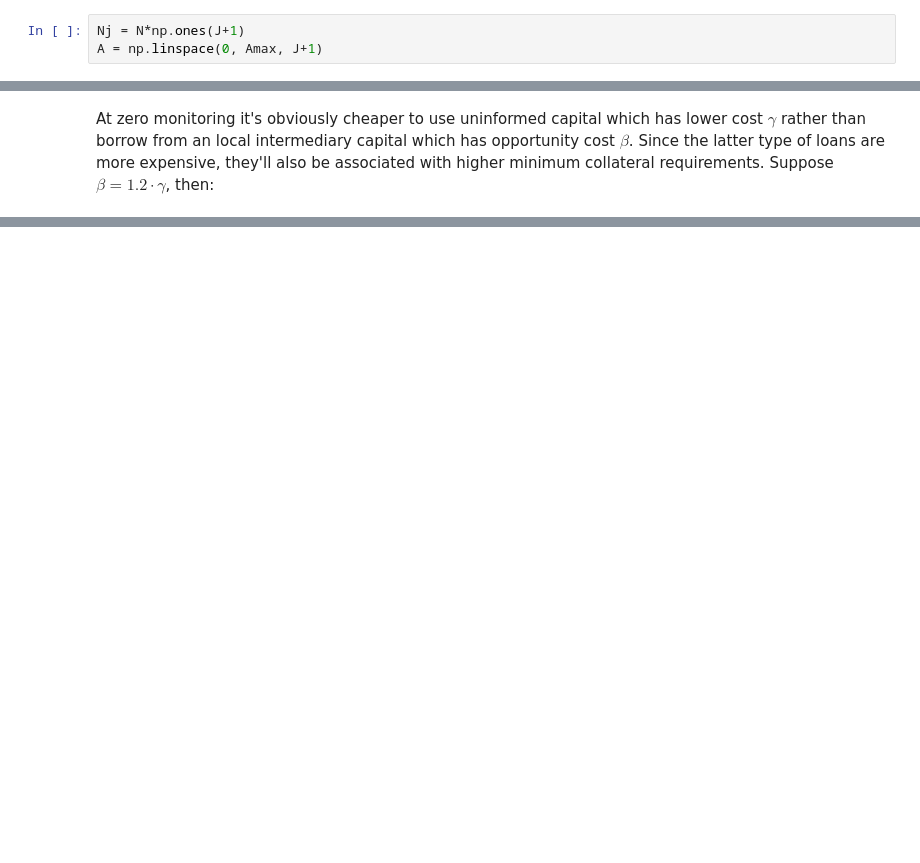
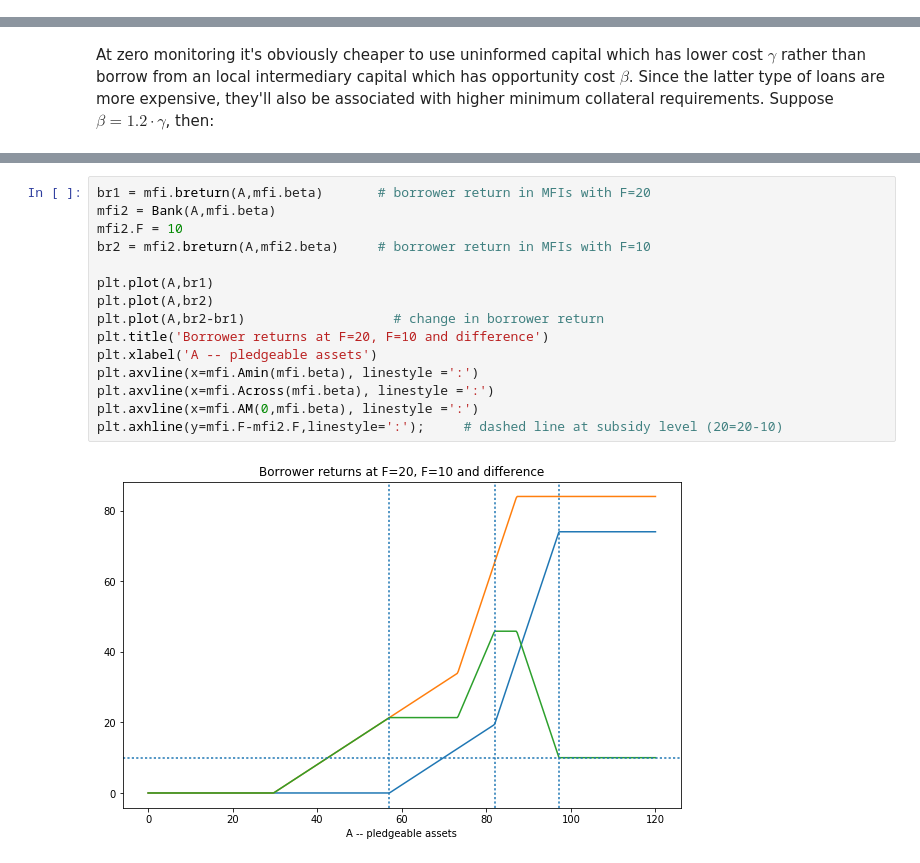
Before and after one commit to jhconning/social-finance, a Jupyter notebook: notebooks/socfin.ipynb, the cells around one changed output, grey strips where cells are left out. Drawn from its saved outputs; the diff is of its cells as text; blank space fills up the shorter version.

```diff
--- a/notebooks/socfin.ipynb
+++ b/notebooks/socfin.ipynb
@@ -91,6 +80,3 @@ pop = J*N          # total population
-# %%
-Nj = N*np.ones(J+1)
-A = np.linspace(0, Amax, J+1)
 # %% [markdown]
 Each of the $N$ would-be entrepreneurs in each of the $J$ neighborhoods has potential demand for lump sum investment $I$, so total potential demand is $\bar{K} = N \cdot J \cdot I$
 
@@ -517,0 +317,17 @@ plotter(foo, title='Min. Collateral and monitoring intensity')
+# %%
+br1 = mfi.breturn(A,mfi.beta)       # borrower return in MFIs with F=20
+mfi2 = Bank(A,mfi.beta)
+mfi2.F = 10
+br2 = mfi2.breturn(A,mfi2.beta)     # borrower return in MFIs with F=10
+
+plt.plot(A,br1)
+plt.plot(A,br2)
+plt.plot(A,br2-br1)                   # change in borrower return
+plt.title('Borrower returns at F=20, F=10 and difference')
+plt.xlabel('A -- pledgeable assets')
+plt.axvline(x=mfi.Amin(mfi.beta), linestyle =':')
+plt.axvline(x=mfi.Across(mfi.beta), linestyle =':')
+plt.axvline(x=mfi.AM(0,mfi.beta), linestyle =':')
+plt.axhline(y=mfi.F-mfi2.F,linestyle=':');     # dashed line at subsidy level (20=20-10)
+# %% [output]
+[figure, added]
```
Also changed, not shown: parts of 84 cells of this notebook.
